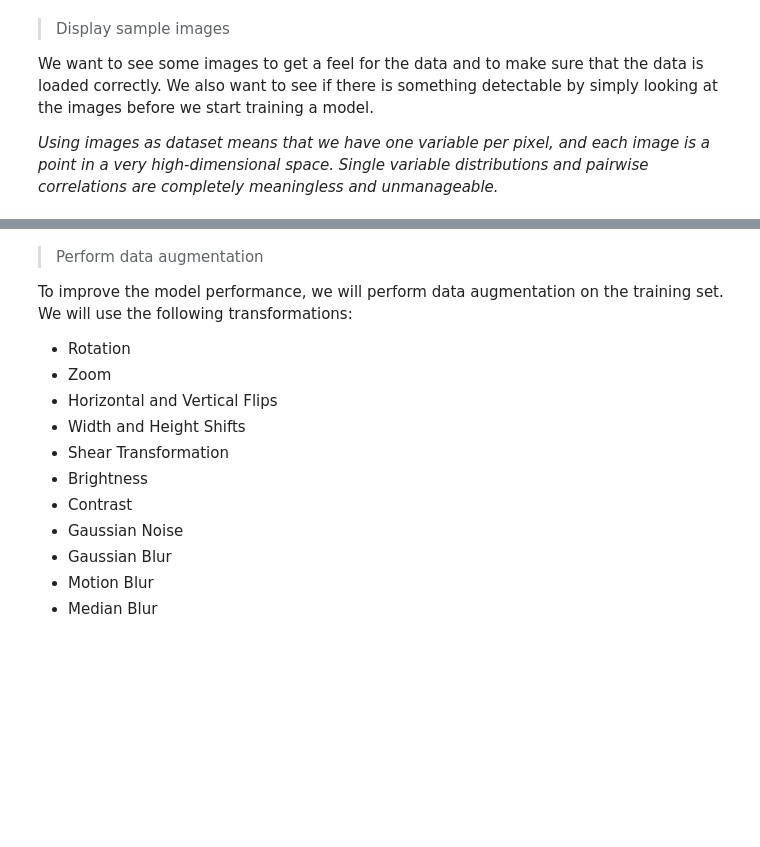
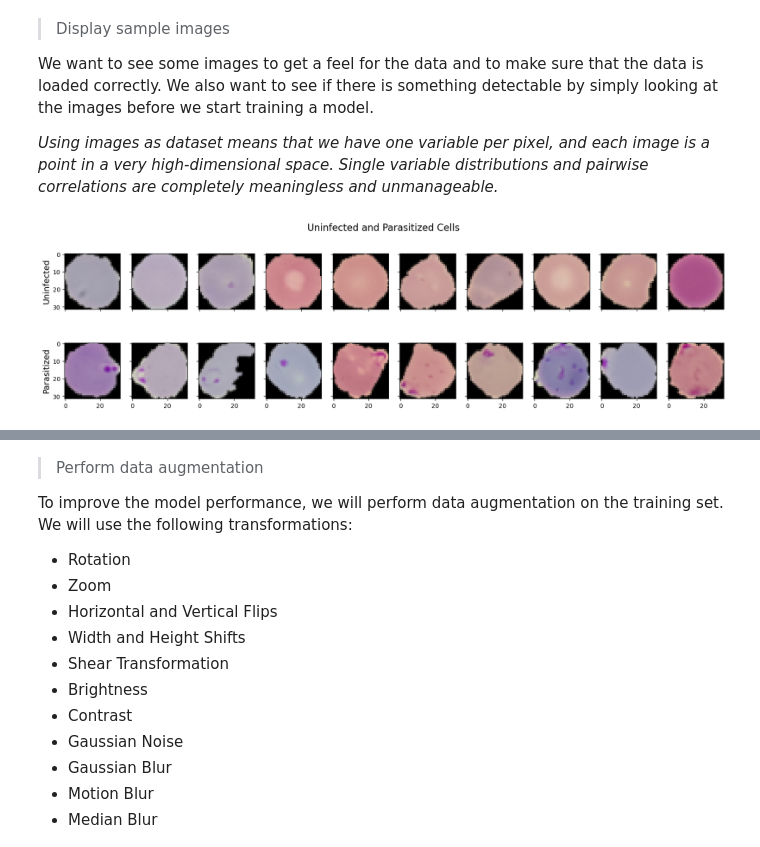
Before and after one commit to effibot/ML_2122_Project, a Jupyter notebook: notebooks/image_load.ipynb, the cells around one changed output, grey strips where cells are left out. Cells and saved outputs as stored; diff of their text form; code cells hidden in the pictures; blank space fills up the shorter version.

```diff
--- a/notebooks/image_load.ipynb
+++ b/notebooks/image_load.ipynb
@@ -14,0 +18,7 @@ import seaborn as sns
+# %%
+root = "../data"
+labels = [d for d in os.listdir(root) if os.path.isdir(os.path.join(root, d))]
+datapath = []
+for label in labels:
+    datapath.append(os.path.join(root, label))
+datapath
@@ -75,5 +82,0 @@ datapath
-# %%
-# Display two random images from each class
-_, ax = plt.subplots(1, 2, figsize=(7, 7))
-ax[0].imshow(Image.open(datapath[0] + "/" + os.listdir(datapath[0])[randint(0, 100)]))
-ax[1].imshow(Image.open(datapath[1] + "/" + os.listdir(datapath[1])[randint(0, 100)]))
@@ -117,5 +166,16 @@ We want to see some images to get a feel for the data and to make sure that the
 # %%
 # select 10 random integers - we will use them to select images along this initial process
 uninf_index = [randint(0, len(os.listdir(datapath[0]))) for _ in range(10)]
 para_index = [randint(0, len(os.listdir(datapath[1]))) for _ in range(10)]
+# plot the images
+fig, ax = plt.subplots(2, 10, figsize=(20, 5), sharey=True, sharex=True)
+fig.suptitle("Uninfected and Parasitized Cells", fontsize=16)
+for i in range(10):
+    ax[0, i].imshow(uninf_imgs[uninf_index[i]])
+    ax[1, i].imshow(para_imgs[para_index[i]])
+ax[0, 0].set_ylabel("Uninfected", fontsize=14)
+ax[1, 0].set_ylabel("Parasitized", fontsize=14)
+plt.show()
+# %% [output]
+[figure, added]
 # %%
```
Also changed, not shown: parts of 55 cells of this notebook.
